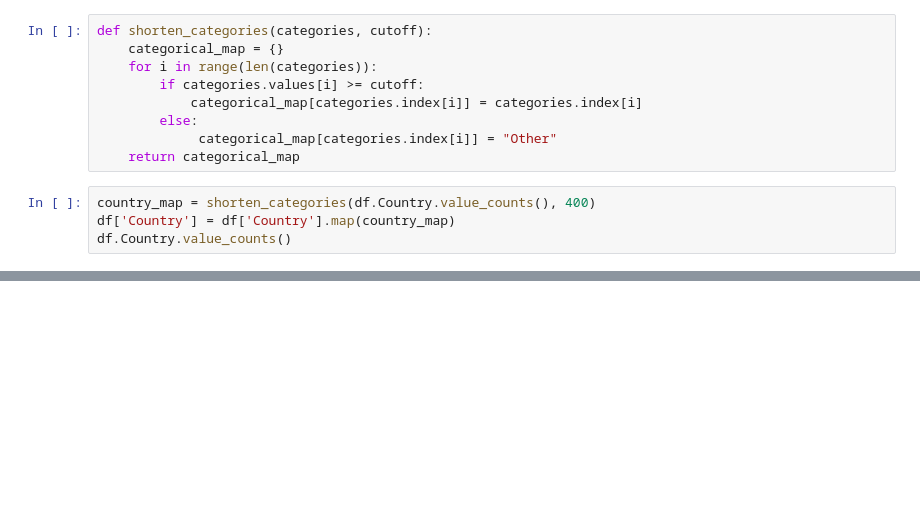
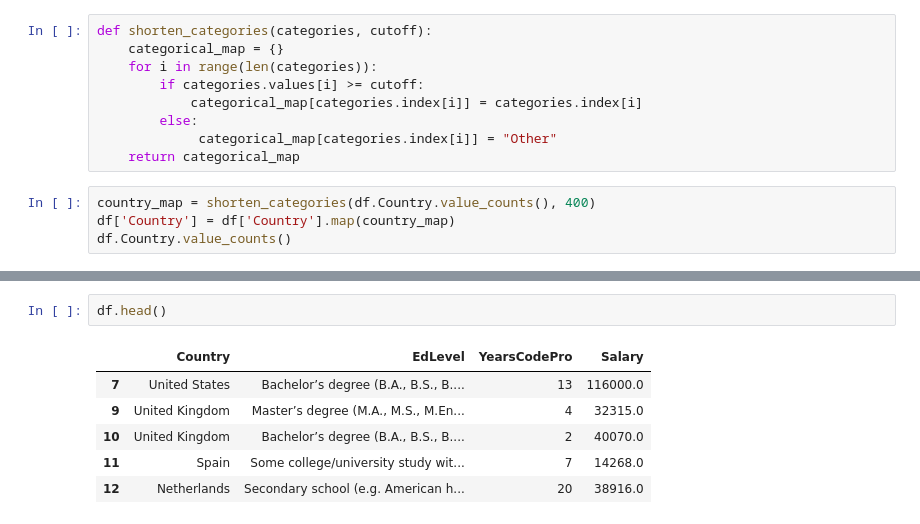
Before and after one commit to mounalahmira/Salary-Prediction, a Jupyter notebook: salaryPrediction.ipynb, the cells around one changed output, grey strips where cells are left out. Saved outputs shown, nothing was run; the diff lists cells and outputs as text; blank space fills up the shorter version.

```diff
--- a/salaryPrediction.ipynb
+++ b/salaryPrediction.ipynb
@@ -39,0 +64,9 @@ df.Country.value_counts()
+# %%
+df.head()
+# %% [output]
+|  | Country | EdLevel | YearsCodePro | Salary |
+| 7 | United States | Bachelor’s degree (B.A., B.S., B.... | 13 | 116000.0 |
+| 9 | United Kingdom | Master’s degree (M.A., M.S., M.En... | 4 | 32315.0 |
+| 10 | United Kingdom | Bachelor’s degree (B.A., B.S., B.... | 2 | 40070.0 |
+| 11 | Spain | Some college/university study wit... | 7 | 14268.0 |
+| 12 | Netherlands | Secondary school (e.g. American h... | 20 | 38916.0 |
```
Also changed, not shown: parts of 8 cells of this notebook.
